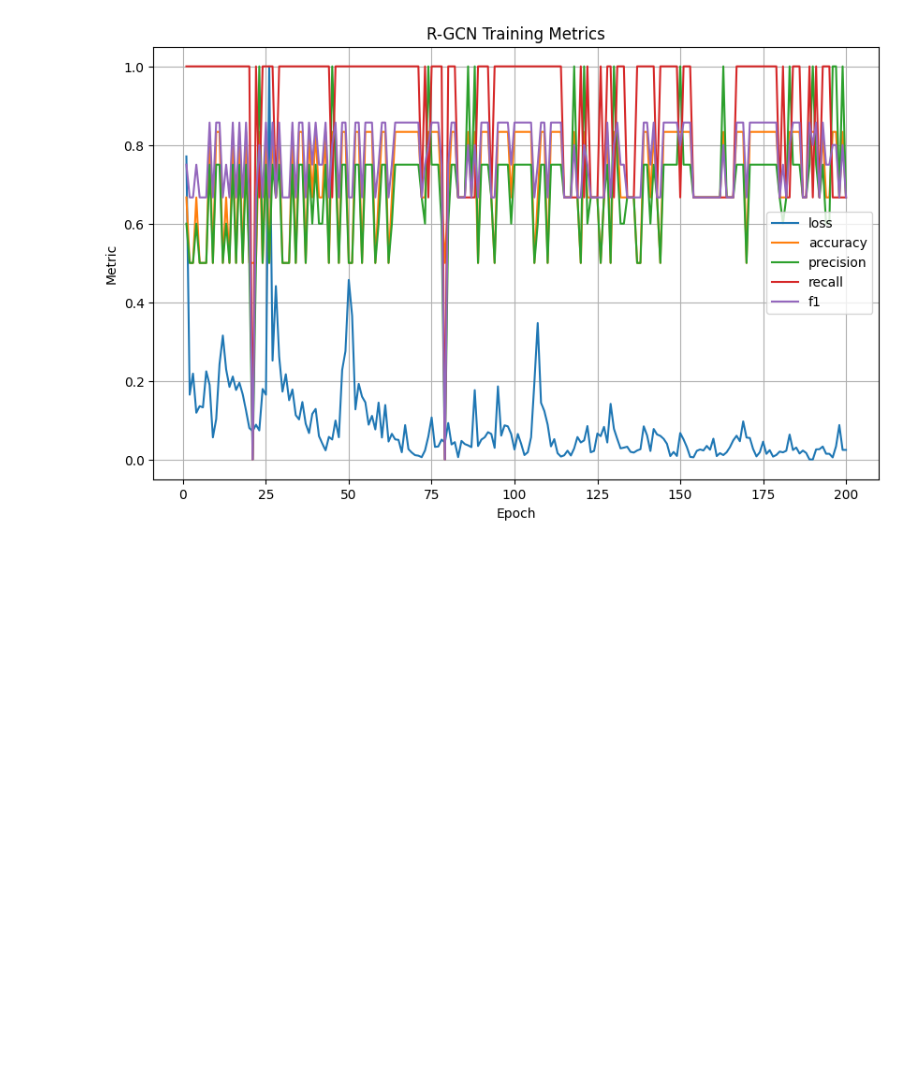
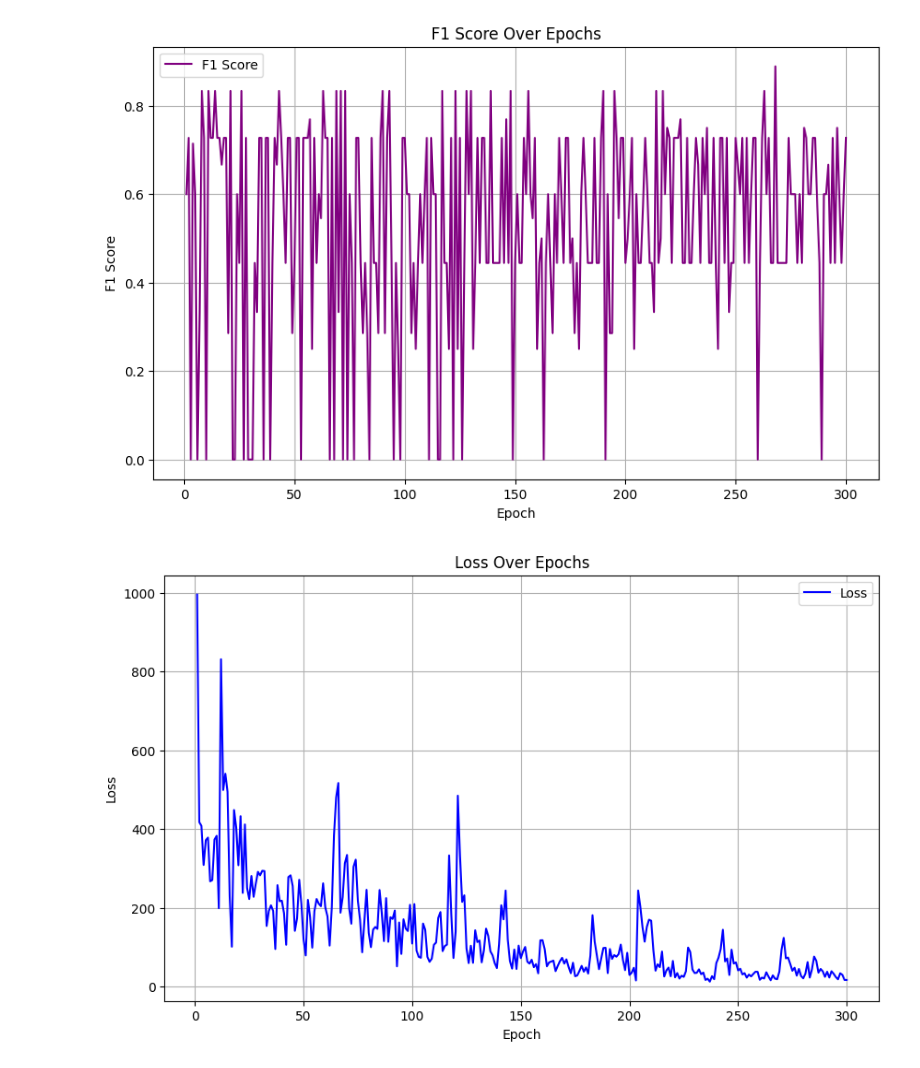
Before and after one commit to Student9676/memecoin_fraud_detection, a Jupyter notebook: r_gcn.ipynb, the cells around one changed output. Drawn from its saved outputs; the diff is of its cells as text; code cells hidden in the pictures; blank space fills up the shorter version.

```diff
--- a/r_gcn.ipynb
+++ b/r_gcn.ipynb
@@ -143,8 +169,39 @@ Epoch 200, Loss: 55.1134, Acc: 0.6667, P: 0.6667, R: 0.6667, F1: 0.6667
 # %%
-# Plot
-df['loss'] = (df['loss'] - df['loss'].min()) / (df['loss'].max() - df['loss'].min())
+import pandas as pd
+import matplotlib.pyplot as plt
+
+# Read the CSV file
+df = pd.read_csv("model/rgcn_training_results.csv")
+max_f1_epoch = df.loc[df['f1'].idxmax(), 'epoch']
+max_f1_loss = df.loc[df['f1'].idxmax(), 'loss']
+max_f1_score = df.loc[df['f1'].idxmax(), 'f1']
+print(f"Epoch with maximum F1-score: {max_f1_epoch}, Loss at this epoch: {max_f1_loss}, F1 Score: {max_f1_score}")
+
+min_loss_epoch = df.loc[df['loss'].idxmin(), 'epoch']
+min_loss = df.loc[df['loss'].idxmin(), 'loss']
+min_loss_f1_score = df.loc[df['loss'].idxmin(), 'f1']
+print(f"Epoch with minimum Loss: {min_loss_epoch}, Loss at this epoch: {min_loss}, F1 Score: {min_loss_f1_score}")
+
+print("Chosen model:")
+print(f"Best Epoch: {best_epoch}, F1 Score: {best_f1}, Loss: {best_epoch_log['loss']}")
+
+# Plot F1 vs Epoch
 plt.figure(figsize=(10, 6))
-for col in ['loss', 'accuracy', 'precision', 'recall', 'f1']:
-    plt.plot(df['epoch'], df[col], label=col)
-plt.xlabel('Epoch'); plt.ylabel('Metric'); plt.title('R-GCN Training Metrics'); plt.legend(); plt.grid(True); plt.show()
+plt.plot(df['epoch'], df['f1'], label='F1 Score', color='purple')
+plt.xlabel('Epoch')
+plt.ylabel('F1 Score')
+plt.title('F1 Score Over Epochs')
+plt.legend()
+plt.grid(True)
+plt.show()
+
+# Plot Loss vs Epoch
+plt.figure(figsize=(10, 6))
+plt.plot(df['epoch'], df['loss'], label='Loss', color='blue')
+plt.xlabel('Epoch')
+plt.ylabel('Loss')
+plt.title('Loss Over Epochs')
+plt.legend()
+plt.grid(True)
+plt.show()
 # %% [output]
@@ -151 +212,2 @@ plt.xlabel('Epoch'); plt.ylabel('Metric'); plt.title('R-GCN Training Metrics');
-[figure, old version]
+[figure, new version]
+[figure, added]
```
Also changed, not shown: parts of 3 cells of this notebook, 12 other files.
